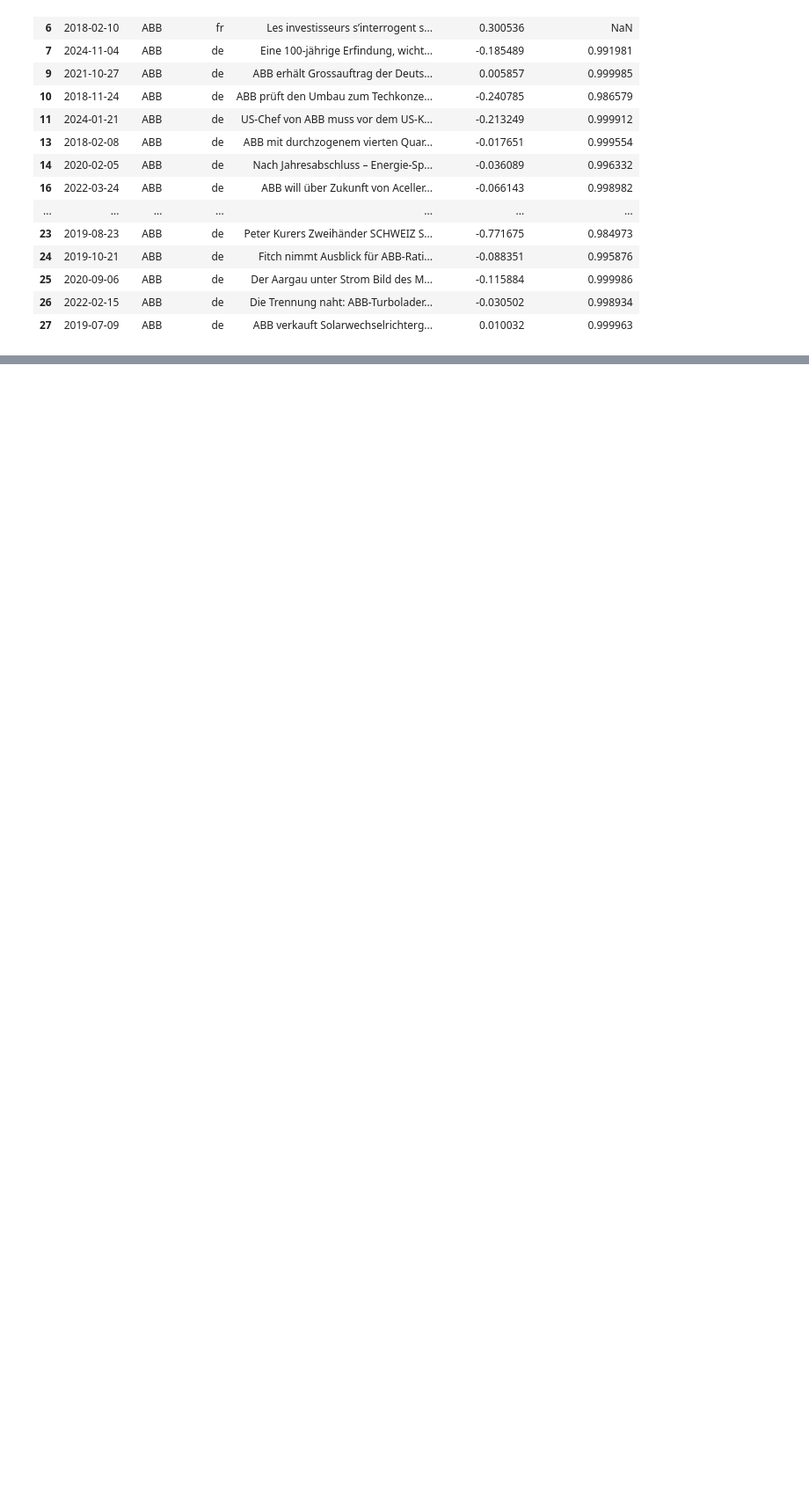
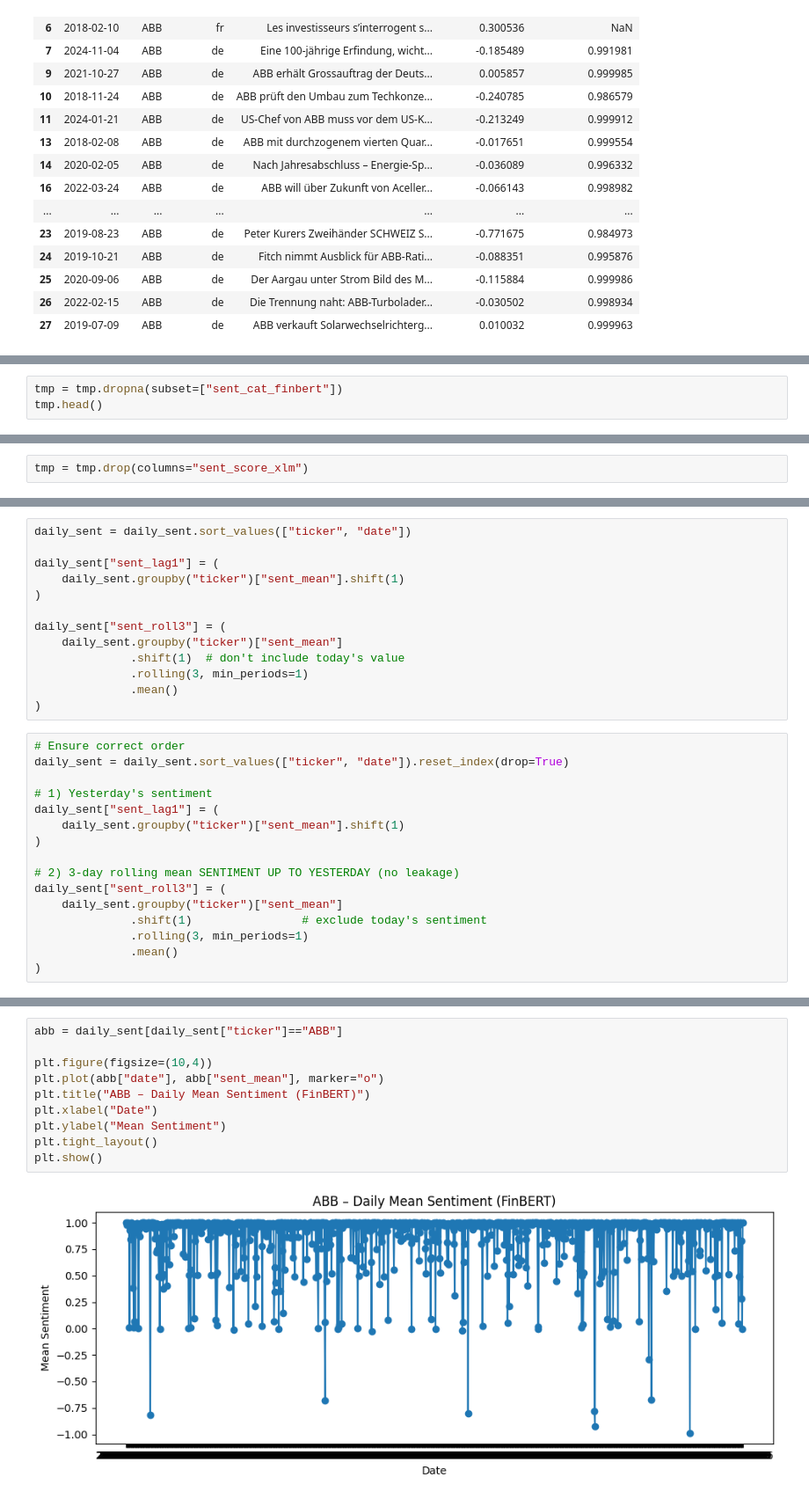
Before and after one commit to mkcakmak/multimodel-financial-time-series-with-sentiment, a Jupyter notebook: noteebooks/06_sentiment_categorized_news.ipynb, the cells around one changed output, grey strips where cells are left out. Shown at 88% size. Drawn from its saved outputs; the diff is of its cells as text; blank space fills up the shorter version.

Commit message:
sentiment feature engineering

```diff
--- a/noteebooks/06_sentiment_categorized_news.ipynb
+++ b/noteebooks/06_sentiment_categorized_news.ipynb
@@ -343,0 +275,3 @@ plt.show()
+# %%
+tmp = tmp.dropna(subset=["sent_cat_finbert"])
+tmp.head()
@@ -343,0 +289,2 @@ plt.show()
+# %%
+tmp = tmp.drop(columns="sent_score_xlm")
@@ -343,0 +348,29 @@ plt.show()
+# %%
+daily_sent = daily_sent.sort_values(["ticker", "date"])
+
+daily_sent["sent_lag1"] = (
+    daily_sent.groupby("ticker")["sent_mean"].shift(1)
+)
+
+daily_sent["sent_roll3"] = (
+    daily_sent.groupby("ticker")["sent_mean"]
+              .shift(1)  # don't include today's value
+              .rolling(3, min_periods=1)
+              .mean()
+)
+# %%
+# Ensure correct order
+daily_sent = daily_sent.sort_values(["ticker", "date"]).reset_index(drop=True)
+
+# 1) Yesterday's sentiment
+daily_sent["sent_lag1"] = (
+    daily_sent.groupby("ticker")["sent_mean"].shift(1)
+)
+
+# 2) 3-day rolling mean SENTIMENT UP TO YESTERDAY (no leakage)
+daily_sent["sent_roll3"] = (
+    daily_sent.groupby("ticker")["sent_mean"]
+              .shift(1)                # exclude today's sentiment
+              .rolling(3, min_periods=1)
+              .mean()
+)
@@ -343,0 +391,12 @@ plt.show()
+# %%
+abb = daily_sent[daily_sent["ticker"]=="ABB"]
+
+plt.figure(figsize=(10,4))
+plt.plot(abb["date"], abb["sent_mean"], marker="o")
+plt.title("ABB – Daily Mean Sentiment (FinBERT)")
+plt.xlabel("Date")
+plt.ylabel("Mean Sentiment")
+plt.tight_layout()
+plt.show()
+# %% [output]
+[figure, added]
```
Also changed, not shown: parts of 20 cells of this notebook.
